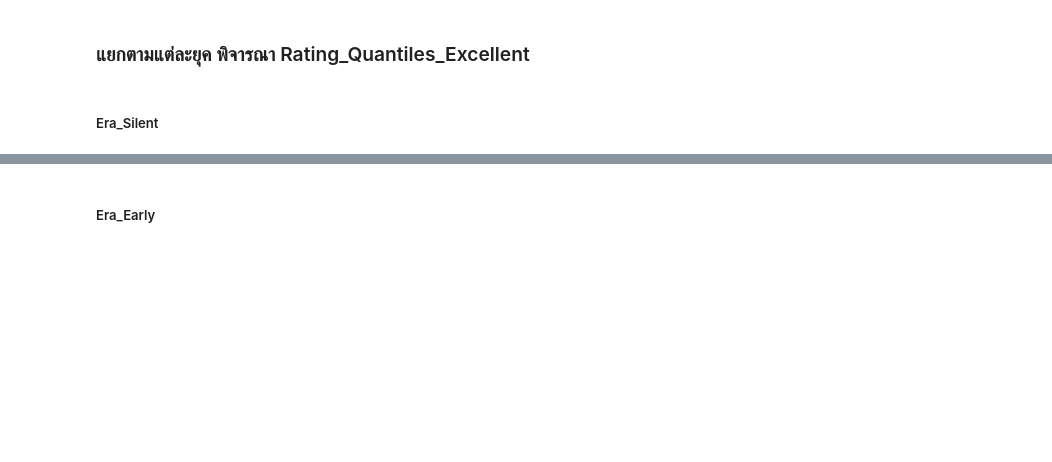
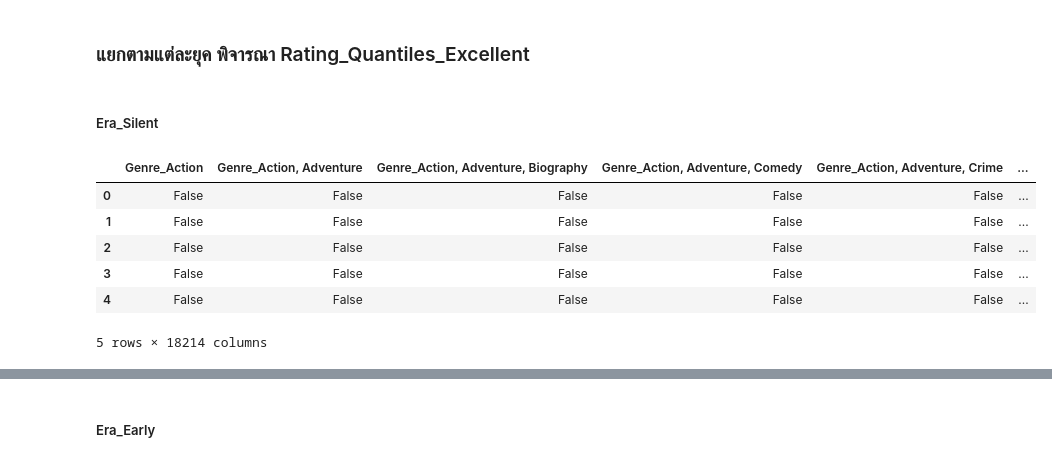
Before and after one commit to znumunz/BSC_DPDM2025, a Jupyter notebook: Copy_of_Ch4_Frequent_Patterns_(Association_Rules).ipynb, the cells around one changed output, grey strips where cells are left out. Drawn from its saved outputs; the diff is of its cells as text; code cells hidden in the pictures; blank space fills up the shorter version.

```diff
--- a/Copy_of_Ch4_Frequent_Patterns_(Association_Rules).ipynb
+++ b/Copy_of_Ch4_Frequent_Patterns_(Association_Rules).ipynb
@@ -1204,35 +1326,41 @@ columns_to_remove = [
     'Votes_Range_380000-389999',
     'Votes_Range_390000-399999',
     'Votes_Range_400000-409999',
     'Votes_Range_410000-419999',
     'Votes_Range_420000-429999',
     'Votes_Range_430000-439999',
     'Votes_Range_440000-449999',
     'Votes_Range_450000-459999',
     'Votes_Range_460000-469999',
     'Votes_Range_470000-479999',
     'Votes_Range_480000-489999',
     'Votes_Range_490000-499999',
     'Votes_Range_500000-509999',
     'Votes_Range_510000-519999',
     'Votes_Range_520000-529999',
     'Votes_Range_530000-539999',
     'Votes_Range_540000-549999',
     'Votes_Range_550000-559999',
     'Votes_Range_560000-569999',
     'Votes_Range_570000-579999',
     'Votes_Range_580000-589999',
     'Votes_Range_590000-599999',
     'Duration_Category_Short',
     'Duration_Category_Medium',
     'Duration_Category_Long',
     'Duration_Category_Epic'
     ]
 
 # ลบคอลัมน์ที่ไม่ต้องการออกจาก DataFrame
-data_apri_Era_Silent = data_apri.drop(columns=columns_to_remove, errors='ignore')
-data_apri_Era_Silent = data_apri_Era_Silent[data_apri_Era_Silent['Era_Silent Era'] == True]
-data_apri_Era_Silent = data_apri_Era_Silent.drop(columns='Era_Silent Era')
+data_apri_Era_Silent = data_apri.drop(columns=columns_to_remove)
 data_apri_Era_Silent.head(5)
+# %% [output]
+|  | Genre_Action | Genre_Action, Adventure | Genre_Action, Adventure, Biography | Genre_Action, Adventure, Comedy | Genre_Action, Adventure, Crime | ... |
+| 0 | False | False | False | False | False | ... |
+| 1 | False | False | False | False | False | ... |
+| 2 | False | False | False | False | False | ... |
+| 3 | False | False | False | False | False | ... |
+| 4 | False | False | False | False | False | ... |
+5 rows × 18214 columns
 # %%
 data_apri_Era_Silent.shape
```
Also changed, not shown: parts of 105 cells of this notebook.
